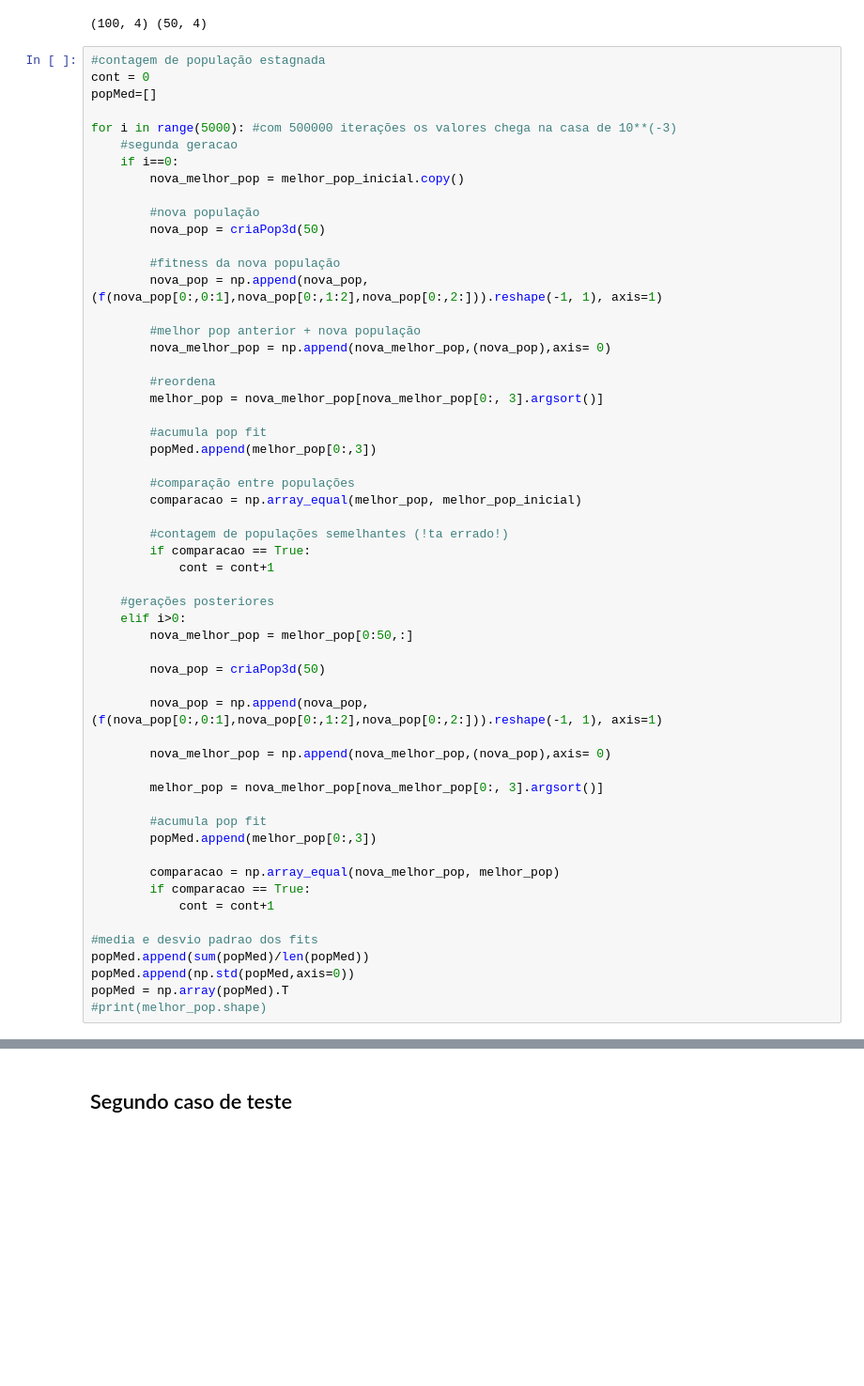
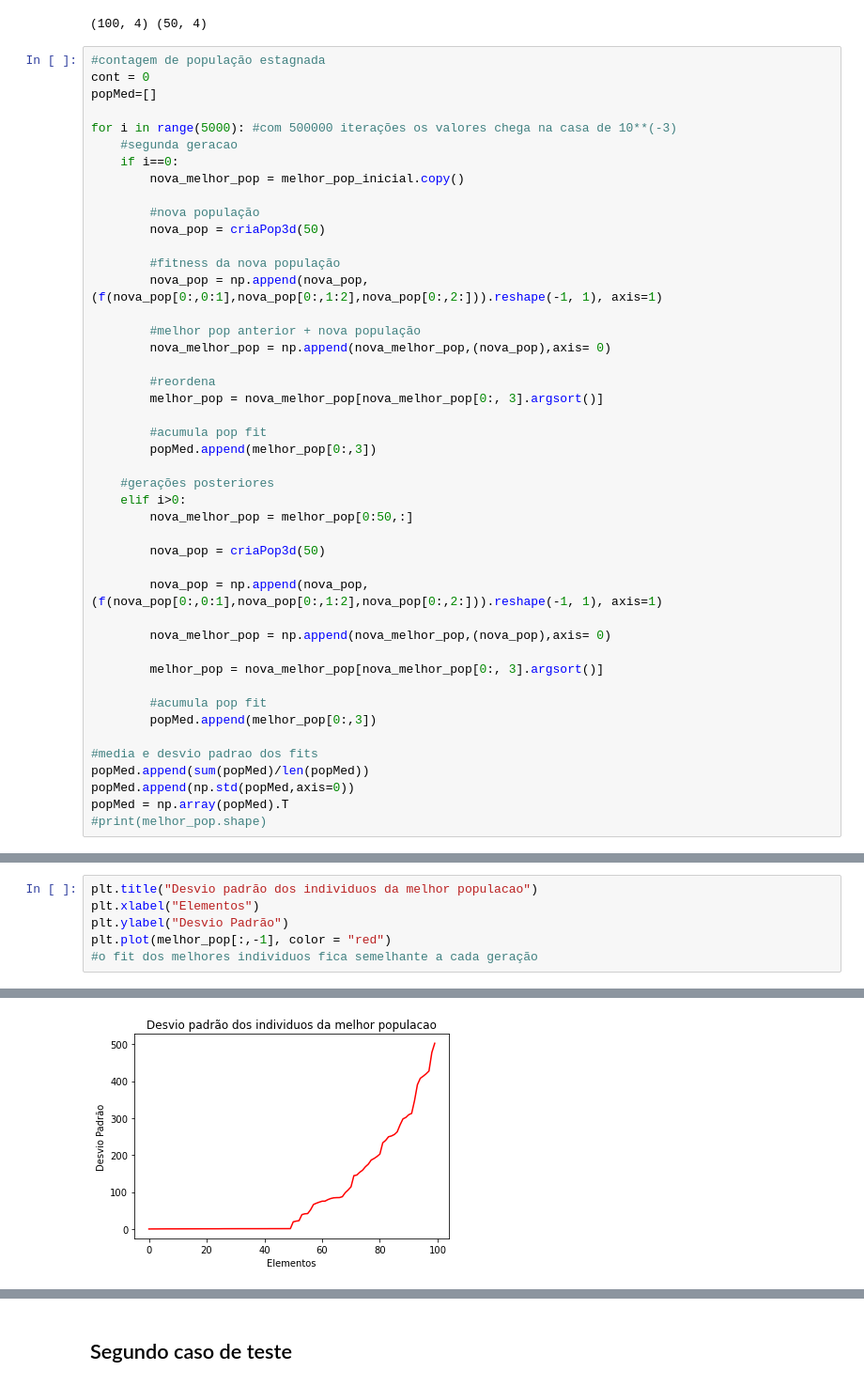
Before and after one commit to julianaAuzier/topicos-especiais-computacao-trabalho1, a Jupyter notebook: 2 - testing random walk.ipynb, the cells around one changed output, grey strips where cells are left out. Shown at 94% size. Saved outputs shown, nothing was run; the diff lists cells and outputs as text; blank space fills up the shorter version.

Commit message:
observação da media e desvio padrao dos valores fit

```diff
--- a/2 - testing random walk.ipynb
+++ b/2 - testing random walk.ipynb
@@ -62,13 +62,6 @@ for i in range(5000): #com 500000 iterações os valores chega na casa de 10**(-
         #acumula pop fit
         popMed.append(melhor_pop[0:,3])
 
-        #comparação entre populações
-        comparacao = np.array_equal(melhor_pop, melhor_pop_inicial)
-
-        #contagem de populações semelhantes (!ta errado!)
-        if comparacao == True:
-            cont = cont+1
-
     #gerações posteriores
     elif i>0:
         nova_melhor_pop = melhor_pop[0:50,:]
@@ -84,10 +77,6 @@ for i in range(5000): #com 500000 iterações os valores chega na casa de 10**(-
         #acumula pop fit
         popMed.append(melhor_pop[0:,3])
 
-        comparacao = np.array_equal(nova_melhor_pop, melhor_pop)
-        if comparacao == True:
-            cont = cont+1
-
 #media e desvio padrao dos fits
 popMed.append(sum(popMed)/len(popMed))
 popMed.append(np.std(popMed,axis=0))
@@ -114,0 +85,7 @@ plt.legend()
+# %%
+plt.title("Desvio padrão dos individuos da melhor populacao")
+plt.xlabel("Elementos")
+plt.ylabel("Desvio Padrão")
+plt.plot(melhor_pop[:,-1], color = "red")
+#o fit dos melhores individuos fica semelhante a cada geração
+# %% [output]
@@ -114,0 +93 @@ plt.legend()
+[figure, added]
```
Also changed, not shown: parts of 9 cells of this notebook.
